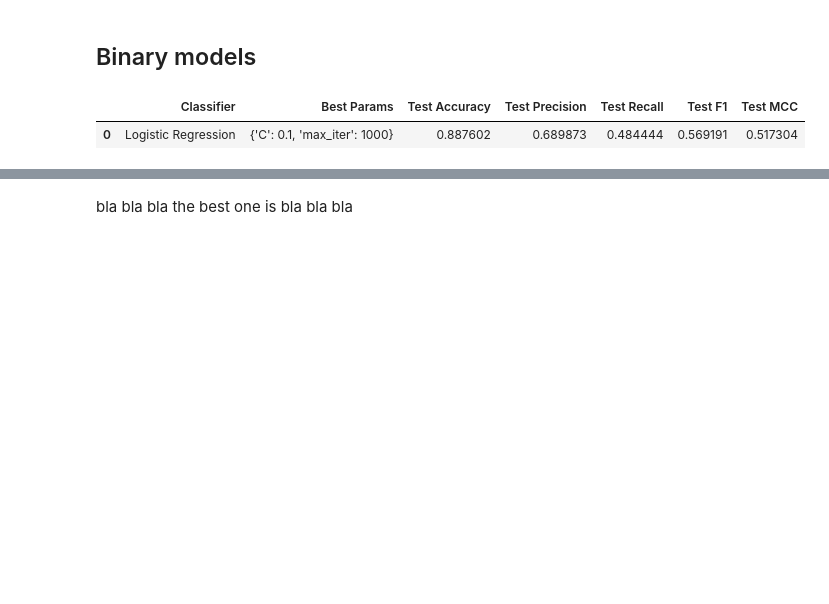
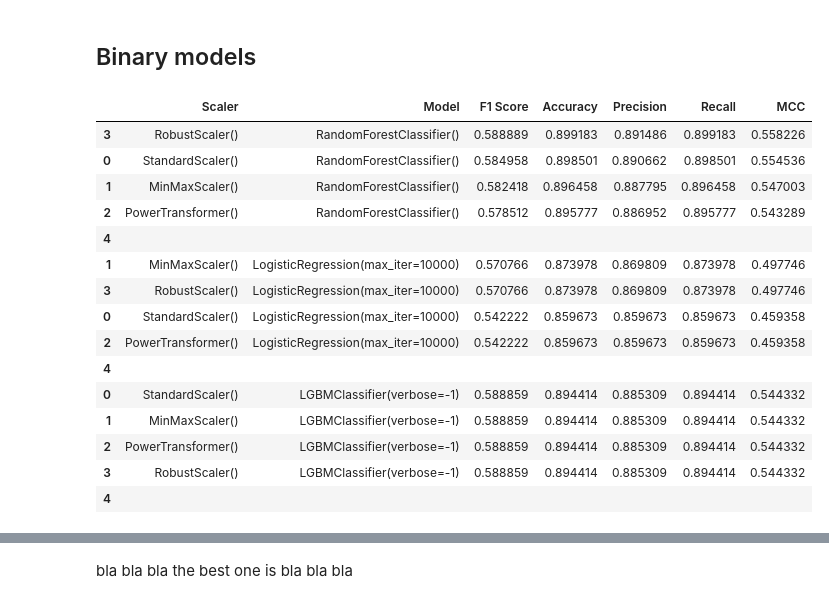
Before and after one commit to a59490/G23_ML_HA3, a Jupyter notebook: HA3G23.ipynb, the cells around one changed output, grey strips where cells are left out. Drawn from its saved outputs; the diff is of its cells as text; code cells hidden in the pictures; blank space fills up the shorter version.

```diff
--- a/HA3G23.ipynb
+++ b/HA3G23.ipynb
@@ -294,9 +334,29 @@ float_y = y_train_class.copy()
 X_train_float_cl, X_test_float_cl, y_train_float_cl, y_test_float_cl = train_test_split(float_x, float_y, test_size=0.2, random_state=23)
 # %% [markdown]
 ## Binary models
-# %%
-results_bin_cl=classification_model_evaluation(X_train_bin_cl, X_test_bin_cl, y_train_bin_cl, y_test_bin_cl, classifier_params)
-results_bin_cl
-# %% [output]
-|  | Classifier | Best Params | Test Accuracy | Test Precision | Test Recall | Test F1 | Test MCC |
-| 0 | Logistic Regression | {'C': 0.1, 'max_iter': 1000} | 0.887602 | 0.689873 | 0.484444 | 0.569191 | 0.517304 |
+# %%
+rfc_scaler_bin = sc_tester(RandomForestClassifier(), X_train_bin_cl, y_train_bin_cl, X_test_bin_cl, y_test_bin_cl)
+
+lg_scaler_bin = sc_tester(LogisticRegression(max_iter=10000), X_train_bin_cl, y_train_bin_cl, X_test_bin_cl, y_test_bin_cl)
+
+lgbm_scaler_bin = sc_tester(LGBMClassifier(verbose = -1), X_train_bin_cl, y_train_bin_cl, X_test_bin_cl, y_test_bin_cl)
+# %%
+full_df= pd.concat([rfc_scaler_bin, lg_scaler_bin, lgbm_scaler_bin])
+full_df.head(len(full_df))
+# %% [output]
+|  | Scaler | Model | F1 Score | Accuracy | Precision | Recall | MCC |
+| 3 | RobustScaler() | RandomForestClassifier() | 0.588889 | 0.899183 | 0.891486 | 0.899183 | 0.558226 |
+| 0 | StandardScaler() | RandomForestClassifier() | 0.584958 | 0.898501 | 0.890662 | 0.898501 | 0.554536 |
+| 1 | MinMaxScaler() | RandomForestClassifier() | 0.582418 | 0.896458 | 0.887795 | 0.896458 | 0.547003 |
+| 2 | PowerTransformer() | RandomForestClassifier() | 0.578512 | 0.895777 | 0.886952 | 0.895777 | 0.543289 |
+| 4 |  |  |  |  |  |  |  |
+| 1 | MinMaxScaler() | LogisticRegression(max_iter=10000) | 0.570766 | 0.873978 | 0.869809 | 0.873978 | 0.497746 |
+| 3 | RobustScaler() | LogisticRegression(max_iter=10000) | 0.570766 | 0.873978 | 0.869809 | 0.873978 | 0.497746 |
+| 0 | StandardScaler() | LogisticRegression(max_iter=10000) | 0.542222 | 0.859673 | 0.859673 | 0.859673 | 0.459358 |
+| 2 | PowerTransformer() | LogisticRegression(max_iter=10000) | 0.542222 | 0.859673 | 0.859673 | 0.859673 | 0.459358 |
+| 4 |  |  |  |  |  |  |  |
+| 0 | StandardScaler() | LGBMClassifier(verbose=-1) | 0.588859 | 0.894414 | 0.885309 | 0.894414 | 0.544332 |
+| 1 | MinMaxScaler() | LGBMClassifier(verbose=-1) | 0.588859 | 0.894414 | 0.885309 | 0.894414 | 0.544332 |
+| 2 | PowerTransformer() | LGBMClassifier(verbose=-1) | 0.588859 | 0.894414 | 0.885309 | 0.894414 | 0.544332 |
+| 3 | RobustScaler() | LGBMClassifier(verbose=-1) | 0.588859 | 0.894414 | 0.885309 | 0.894414 | 0.544332 |
+| 4 |  |  |  |  |  |  |  |
```
Also changed, not shown: parts of 19 cells of this notebook.
